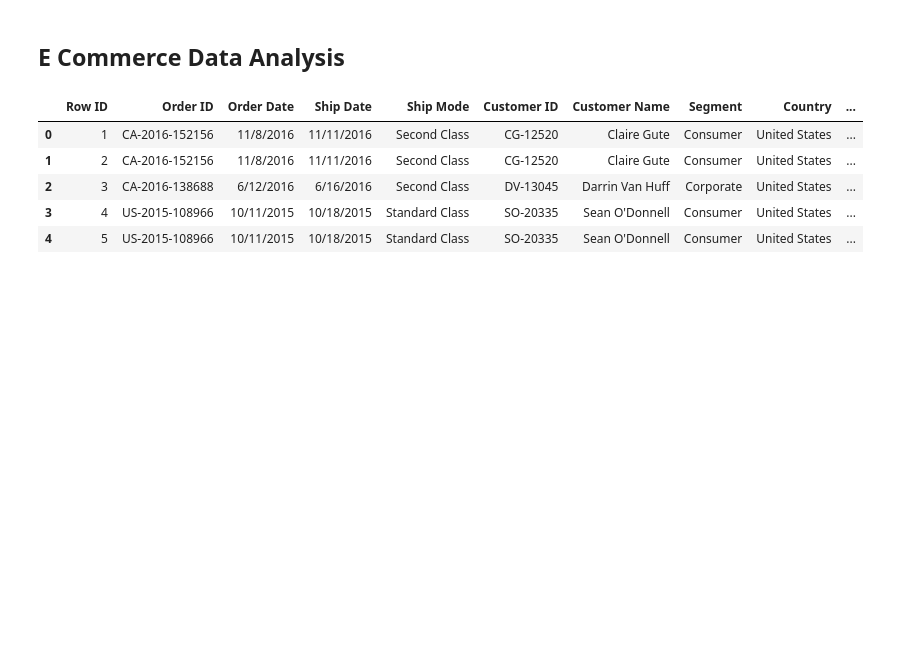
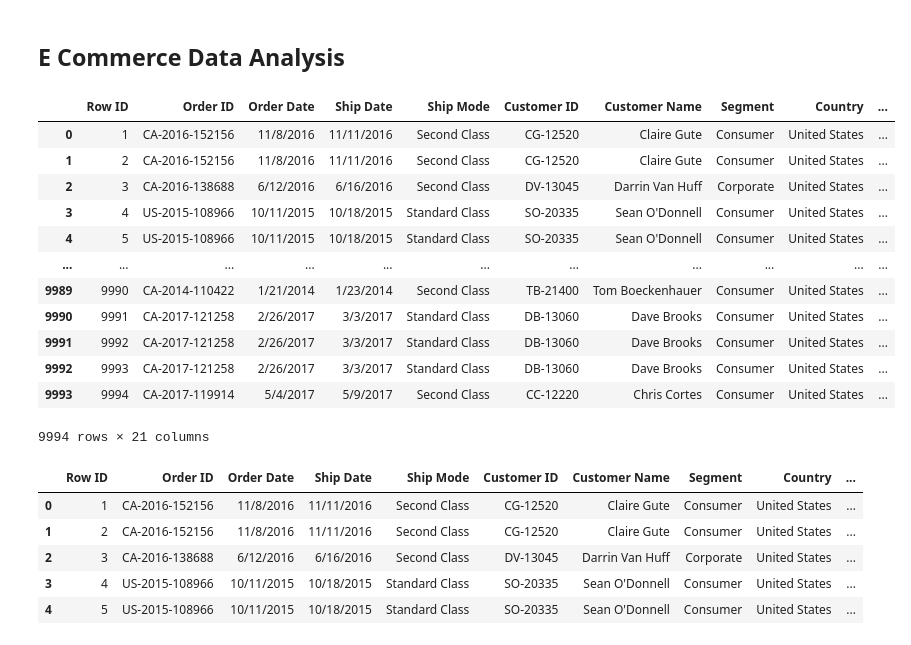
Before and after one commit to Vanshaj14Mohan/E-Commerce-Data-Analysis, a Jupyter notebook: Files/main.ipynb, the cells around one changed output. Cells and saved outputs as stored; diff of their text form; code cells hidden in the pictures; blank space fills up the shorter version.

```diff
--- a/Files/main.ipynb
+++ b/Files/main.ipynb
@@ -9,6 +9,22 @@ import plotly.io as pio #For graph templates.
 pio.templates.default = "plotly_white" #Setting template color as white
 # %%
 df = pd.read_csv(r"E:\E Commerce Data Analysis\Files\Sample - Superstore.csv", encoding='latin1', engine='python')
+# %%
+df
+# %% [output]
+|  | Row ID | Order ID | Order Date | Ship Date | Ship Mode | Customer ID | Customer Name | Segment | Country | ... |
+| 0 | 1 | CA-2016-152156 | 11/8/2016 | 11/11/2016 | Second Class | CG-12520 | Claire Gute | Consumer | United States | ... |
+| 1 | 2 | CA-2016-152156 | 11/8/2016 | 11/11/2016 | Second Class | CG-12520 | Claire Gute | Consumer | United States | ... |
+| 2 | 3 | CA-2016-138688 | 6/12/2016 | 6/16/2016 | Second Class | DV-13045 | Darrin Van Huff | Corporate | United States | ... |
+| 3 | 4 | US-2015-108966 | 10/11/2015 | 10/18/2015 | Standard Class | SO-20335 | Sean O'Donnell | Consumer | United States | ... |
+| 4 | 5 | US-2015-108966 | 10/11/2015 | 10/18/2015 | Standard Class | SO-20335 | Sean O'Donnell | Consumer | United States | ... |
+| ... | ... | ... | ... | ... | ... | ... | ... | ... | ... | ... |
+| 9989 | 9990 | CA-2014-110422 | 1/21/2014 | 1/23/2014 | Second Class | TB-21400 | Tom Boeckenhauer | Consumer | United States | ... |
+| 9990 | 9991 | CA-2017-121258 | 2/26/2017 | 3/3/2017 | Standard Class | DB-13060 | Dave Brooks | Consumer | United States | ... |
+| 9991 | 9992 | CA-2017-121258 | 2/26/2017 | 3/3/2017 | Standard Class | DB-13060 | Dave Brooks | Consumer | United States | ... |
+| 9992 | 9993 | CA-2017-121258 | 2/26/2017 | 3/3/2017 | Standard Class | DB-13060 | Dave Brooks | Consumer | United States | ... |
+| 9993 | 9994 | CA-2017-119914 | 5/4/2017 | 5/9/2017 | Second Class | CC-12220 | Chris Cortes | Consumer | United States | ... |
+9994 rows × 21 columns
 # %%
 df.head() #Top 5 entries
 # %% [output]
```
Also changed, not shown: parts of 7 cells of this notebook.
